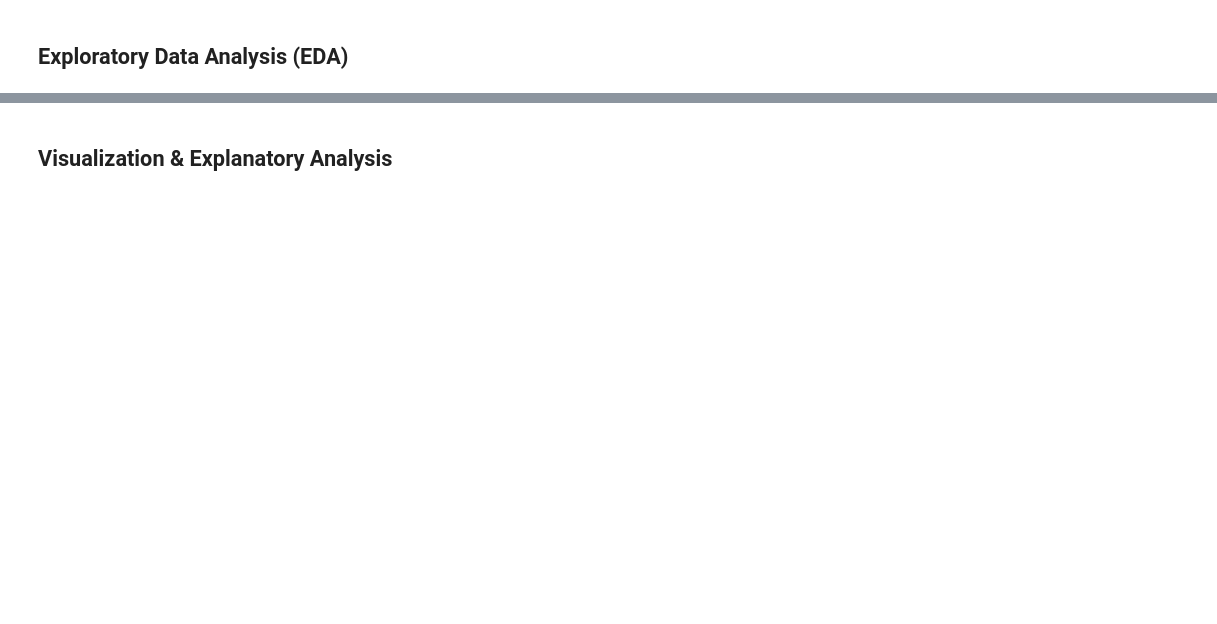
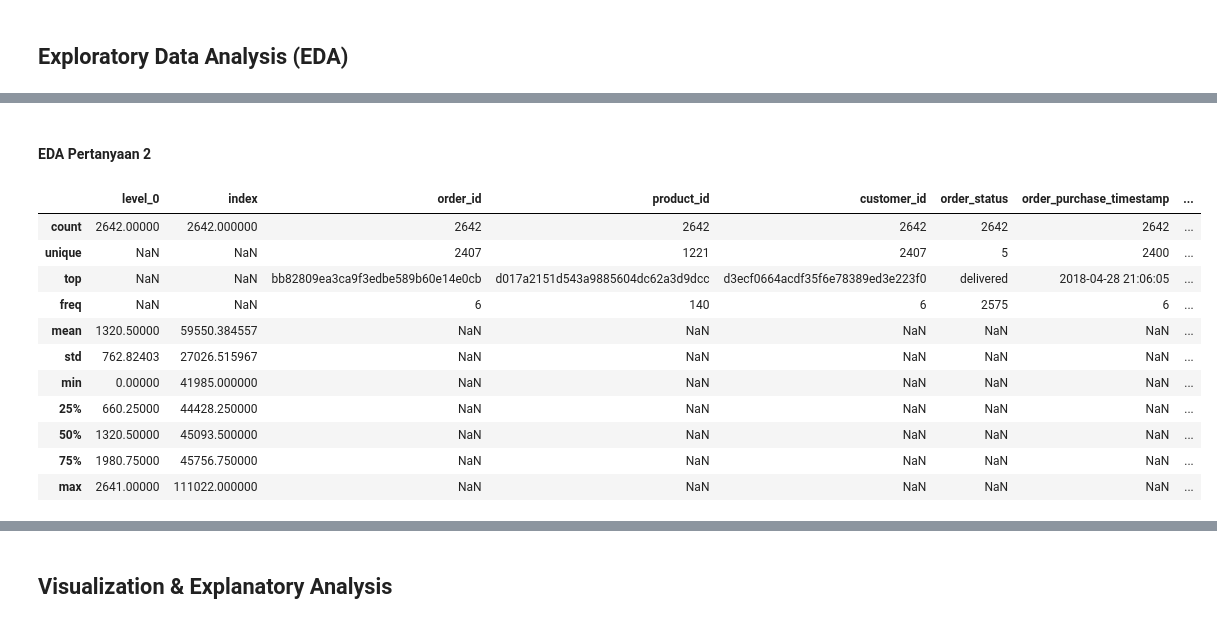
Before and after one commit to RamadhanIY/Proyek-Akhir-Dicoding-Data_Analysis, a Jupyter notebook: Proyek_Analisis_Data.ipynb, the cells around one changed output, grey strips where cells are left out. Saved outputs shown, nothing was run; the diff lists cells and outputs as text; code cells hidden in the pictures; blank space fills up the shorter version.

```diff
--- a/Proyek_Analisis_Data.ipynb
+++ b/Proyek_Analisis_Data.ipynb
@@ -20,3 +42,13 @@ Call files from Github
 ## Data Wrangling
 # %% [markdown]
 ### Gathering Data
+# %%
+#PATH
+path_customer = "/content/Proyek-Akhir-Dicoding-Data_Analysis/Dataset/customers_dataset.csv"
+path_order_payments = "/content/Proyek-Akhir-Dicoding-Data_Analysis/Dataset/order_payments_dataset.csv"
+path_order_reviews = "/content/Proyek-Akhir-Dicoding-Data_Analysis/Dataset/order_reviews_dataset.csv"
+path_orders_dataset = "/content/Proyek-Akhir-Dicoding-Data_Analysis/Dataset/orders_dataset.csv"
+path_product_categories = "/content/Proyek-Akhir-Dicoding-Data_Analysis/Dataset/product_category_name_translation.csv"
+path_products = "/content/Proyek-Akhir-Dicoding-Data_Analysis/Dataset/products_dataset.csv"
+path_sellers = "/content/Proyek-Akhir-Dicoding-Data_Analysis/Dataset/sellers_dataset.csv"
+path_order_items = "/content/Proyek-Akhir-Dicoding-Data_Analysis/Dataset/order_items_dataset.csv"
@@ -30,0 +308,17 @@ Call files from Github
+# %% [markdown]
+#### EDA Pertanyaan 2
+# %%
+fashion_data_2.describe(include="all")
+# %% [output]
+|  | level_0 | index | order_id | product_id | customer_id | order_status | order_purchase_timestamp | ... |
+| count | 2642.00000 | 2642.000000 | 2642 | 2642 | 2642 | 2642 | 2642 | ... |
+| unique | NaN | NaN | 2407 | 1221 | 2407 | 5 | 2400 | ... |
+| top | NaN | NaN | bb82809ea3ca9f3edbe589b60e14e0cb | d017a2151d543a9885604dc62a3d9dcc | d3ecf0664acdf35f6e78389ed3e223f0 | delivered | 2018-04-28 21:06:05 | ... |
+| freq | NaN | NaN | 6 | 140 | 6 | 2575 | 6 | ... |
+| mean | 1320.50000 | 59550.384557 | NaN | NaN | NaN | NaN | NaN | ... |
+| std | 762.82403 | 27026.515967 | NaN | NaN | NaN | NaN | NaN | ... |
+| min | 0.00000 | 41985.000000 | NaN | NaN | NaN | NaN | NaN | ... |
+| 25% | 660.25000 | 44428.250000 | NaN | NaN | NaN | NaN | NaN | ... |
+| 50% | 1320.50000 | 45093.500000 | NaN | NaN | NaN | NaN | NaN | ... |
+| 75% | 1980.75000 | 45756.750000 | NaN | NaN | NaN | NaN | NaN | ... |
+| max | 2641.00000 | 111022.000000 | NaN | NaN | NaN | NaN | NaN | ... |
```
Also changed, not shown: parts of 43 cells of this notebook, 3 other files.
